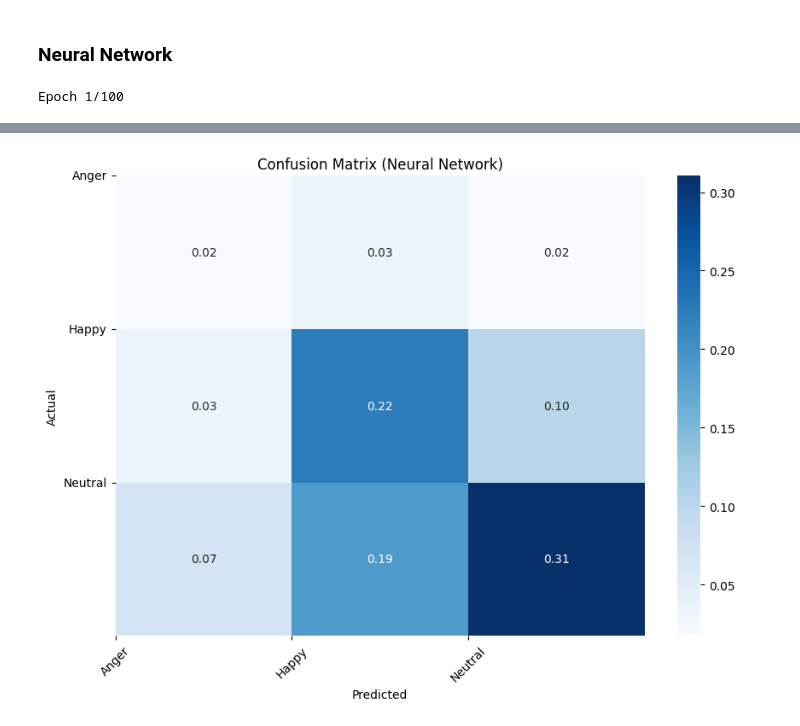
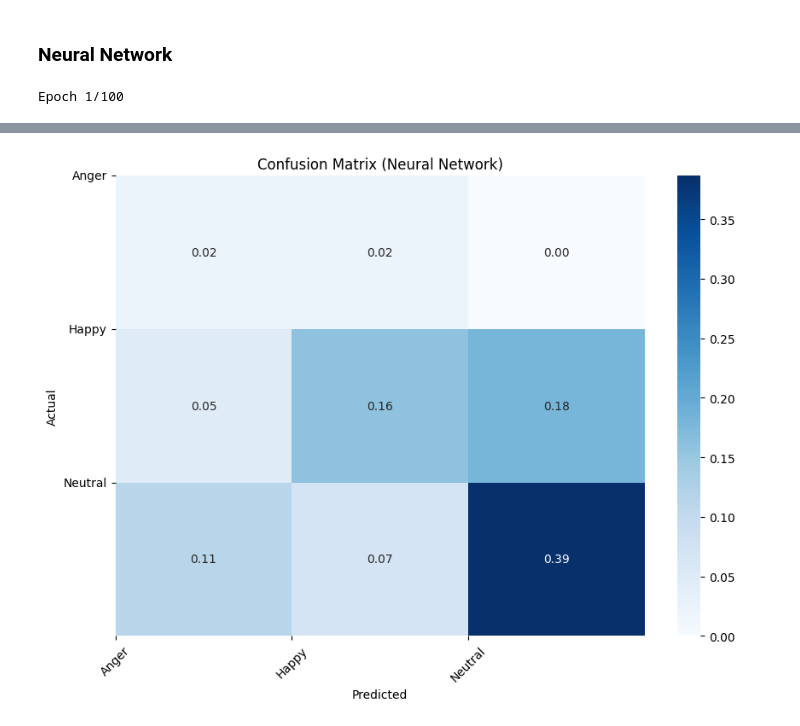
Before and after one commit to denskrlv/PosEmotion, a Jupyter notebook: posemotion.ipynb, the cells around one changed output, grey strips where cells are left out. Drawn from its saved outputs; the diff is of its cells as text; code cells hidden in the pictures.

```diff
--- a/posemotion.ipynb
+++ b/posemotion.ipynb
@@ -187,14 +186,13 @@ cleaned_df = combined_df.drop(columns=columns_drop)
 
 # Remove rows that have NaN values in all necessary body parts
 body_parts = cleaned_df.columns[cleaned_df.columns.get_loc('right_ear_Z')+1:]
+cleaned_df = cleaned_df.dropna(subset=body_parts, how='all')
+
 cleaned_df[body_parts] = cleaned_df[body_parts].fillna(cleaned_df[body_parts].mean())
-# cleaned_df = cleaned_df.dropna(subset=body_parts, how='any')
-# cleaned_df = cleaned_df.reset_index(drop=True)
+# interpolate_columns = cleaned_df.columns[cleaned_df.columns.get_loc('Person Id')+1:]
+# cleaned_df[interpolate_columns] = cleaned_df[interpolate_columns].interpolate(method='linear', axis=1)
+cleaned_df = cleaned_df.reset_index(drop=True)
 
-# For now, later will be changed to "all" and only for eyes and nose
-cleaned_df = cleaned_df.dropna(subset=["nose_X", "nose_Y", "nose_Z", "left_eye_X", "left_eye_Y", "left_eye_Z",
-                                       "right_eye_X", "right_eye_Y", "right_eye_Z", "left_ear_X", "left_ear_Y",
-                                       "left_ear_Z", "right_ear_X", "right_ear_Y", "right_ear_Z"], how='any')
-cleaned_df = cleaned_df.reset_index(drop=True)
 print("cleaned_df shape:", cleaned_df.shape)
+cleaned_df.head()
 # %% [output]
@@ -209,14 +214,14 @@ Before clustering, we needs to ensure that all segments have identical size:
 - If the size of a segment $s \gt x$, then equally distant frames will be removed to the size of $x$.
 - If the size of a segment $s = x$, then segment normalization won't be applied.
 # %%
-segments = ms.segmentate(cleaned_df)
+segments = ms.segment(cleaned_df)
 print("Total number of segments:", len(segments))
 print("Original (first 5):", [segment.indices() for segment in segments][:5])
 
 norm_segments = [ms.normalize_segment(segment, target_size=5) for segment in segments]
 norm_df = pd.concat([segment.df for segment in norm_segments], ignore_index=True)
 
-norm_segments = ms.segmentate(norm_df)
+norm_segments = ms.segment(norm_df)
 print("Total number of normalized segments:", len(norm_segments))
 print("Normalized (first 5):", [norm_segment.indices() for norm_segment in norm_segments][:5])
 # %% [output]
@@ -304,12 +309,12 @@ print("Original label counts:")
 print(label_counts)
 
 labels_to_remove = ["Sad", "Surprise", "Disgust", "Fear"]
-features_df = features_df[~features_df['Label'].isin(labels_to_remove)]
-label_counts = features_df['Label'].value_counts()
+trunc_features_df = features_df[~features_df['Label'].isin(labels_to_remove)]
+label_counts = trunc_features_df['Label'].value_counts()
 print("\nAfter removing some labels:")
 print(label_counts)
 
-plot_label_counts(features_df["Label"], title="Original Label Counts")
+plot_label_counts(trunc_features_df["Label"], title="Truncated Label Counts")
 # %% [output]
 Original label counts:
 Label
@@ -369,20 +369,20 @@ plt.show()
 # %%
 RANDOM_STATE = 42
 NUM_CLASSES = 3
-TEST_SIZE = 0.2
+TEST_SIZE = 0.15
 
 scaler = StandardScaler()
 label_encoder = LabelEncoder()
 
-X = features_df.drop(['Label'], axis=1)
-y = features_df['Label']
+X = trunc_features_df.drop(['Label'], axis=1)
+y = trunc_features_df['Label']
 X_scaled = scaler.fit_transform(X)
 labels = label_encoder.fit_transform(y)
 
 X_train, X_test, y_train, y_test = train_test_split(X_scaled, labels, test_size=TEST_SIZE, random_state=RANDOM_STATE)
 print("X_train:", X_train.shape, "X_test:", X_test.shape)
 
-smote = SMOTE(random_state=RANDOM_STATE)
+smote = SMOTE(sampling_strategy='minority', random_state=RANDOM_STATE)
 X_resampled, y_resampled = smote.fit_resample(X_train, y_train)
 print("X_resampled:", X_resampled.shape, "y_resampled:", y_resampled.shape)
 # %% [output]
@@ -472,6 +472,8 @@ F1-Score: 0.58
 ### Neural Network
 # %%
 EPOCHS = 100
+tf.random.set_seed(RANDOM_STATE)
+
 input_shape = X_train.shape[1]
 early_stopping = EarlyStopping(monitor='val_loss', min_delta=0.001, patience=10, restore_best_weights=True)
 
@@ -483,7 +485,7 @@ model.add(Dense(NUM_CLASSES, activation='softmax'))
 model.compile(optimizer='adam',
               loss=tf.keras.losses.SparseCategoricalCrossentropy(),
               metrics=['accuracy'])
-history = model.fit(X_resampled, y_resampled, epochs=EPOCHS, validation_split=0.1, batch_size=8, callbacks=[early_stopping])
+history = model.fit(X_resampled, y_resampled, epochs=EPOCHS, validation_split=0.1, batch_size=32, callbacks=[early_stopping])
 y_pred = np.argmax(model.predict(X_test), axis=1)
 
 actual_epochs = len(history.history['loss'])
@@ -535 +537 @@ F1-Score: 0.57
-[figure, old version]
+[figure, new version]
```
Also changed, not shown: parts of 13 cells of this notebook, 5 other files.
